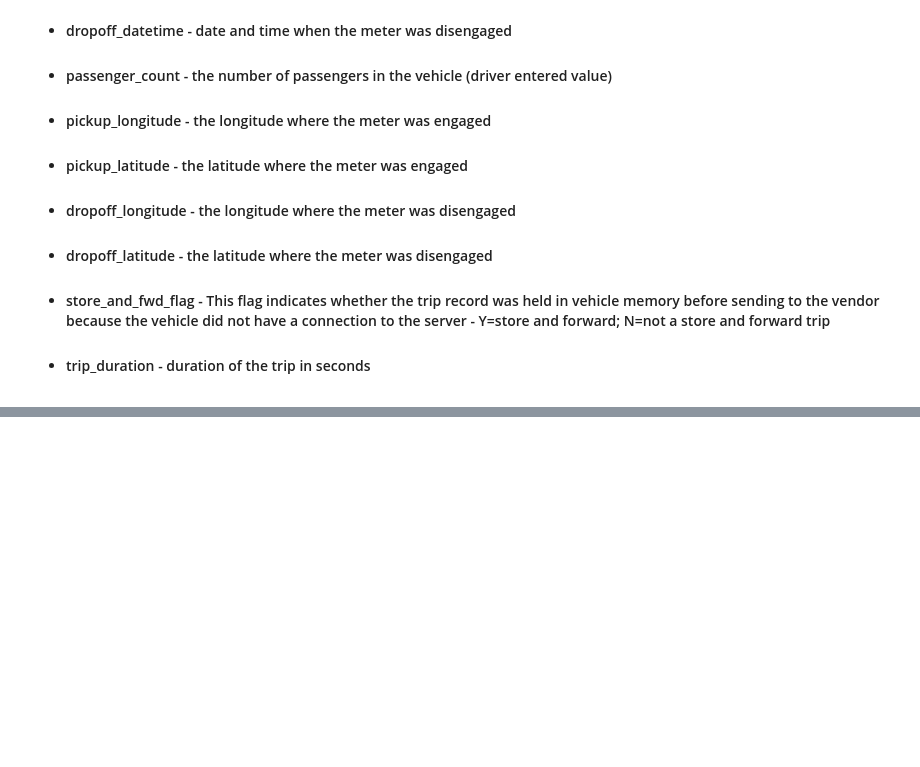
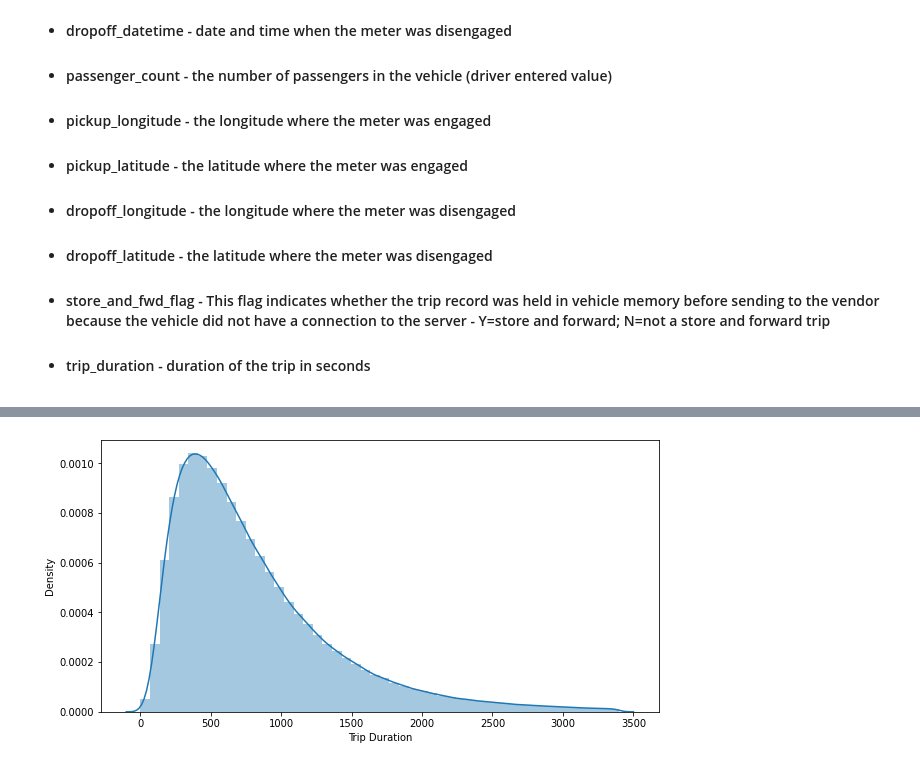
Before and after one commit to VilasSonawane/NYCTaxiTimePrediction-Model, a Jupyter notebook: Vilas_Copy_of_NYC_Taxi_Trip_Time_Prediction_Capstone_Project.ipynb, the cells around one changed output, grey strips where cells are left out. Drawn from its saved outputs; the diff is of its cells as text; code cells hidden in the pictures; blank space fills up the shorter version.

```diff
--- a/Vilas_Copy_of_NYC_Taxi_Trip_Time_Prediction_Capstone_Project.ipynb
+++ b/Vilas_Copy_of_NYC_Taxi_Trip_Time_Prediction_Capstone_Project.ipynb
@@ -124,0 +222,2 @@ nyctaxi_df.tail()
+# %%
+nyc_taxi['speed'] = (nyc_taxi.distance*3600/(nyc_taxi.trip_duration))
@@ -124,0 +259,14 @@ nyctaxi_df.tail()
+# %%
+#Dividing 24 hours into four parts
+def time_of_day(x):
+    if x in range(6,12):
+        return 'Morning'
+    elif x in range(12,16):
+        return 'Afternoon'
+    elif x in range(16,22):
+        return 'Evening'
+    else:
+        return 'Late night'
+# %%
+#Now let us apply this function and create new columns in the dataset.
+nyc_taxi['pickup_timeofday'] = nyc_taxi['pickup_hour'].apply(time_of_day)
@@ -124,0 +327,9 @@ nyctaxi_df.tail()
+# %%
+# Setting Trip duration upper limit
+nyc_taxi = nyc_taxi[nyc_taxi.trip_duration <= 3400]
+
+#Removing 0 passenger
+nyc_taxi = nyc_taxi[nyc_taxi['passenger_count'] != 0]
+
+#Removing 0 distance
+nyc_taxi = nyc_taxi[nyc_taxi['distance'] >= 0.05]
@@ -124,0 +348,7 @@ nyctaxi_df.tail()
+# %%
+plt.figure(figsize = (10,5))
+sns.distplot(nyc_taxi['trip_duration'])
+plt.xlabel('Trip Duration')
+plt.show()
+# %% [output]
+[figure, added]
```
Also changed, not shown: parts of 219 cells of this notebook.
